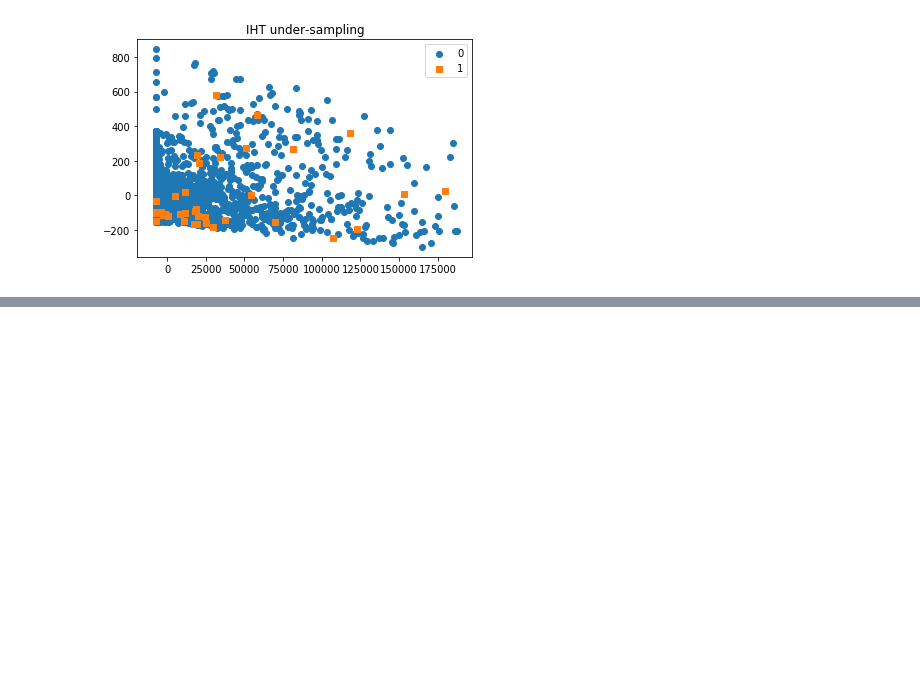
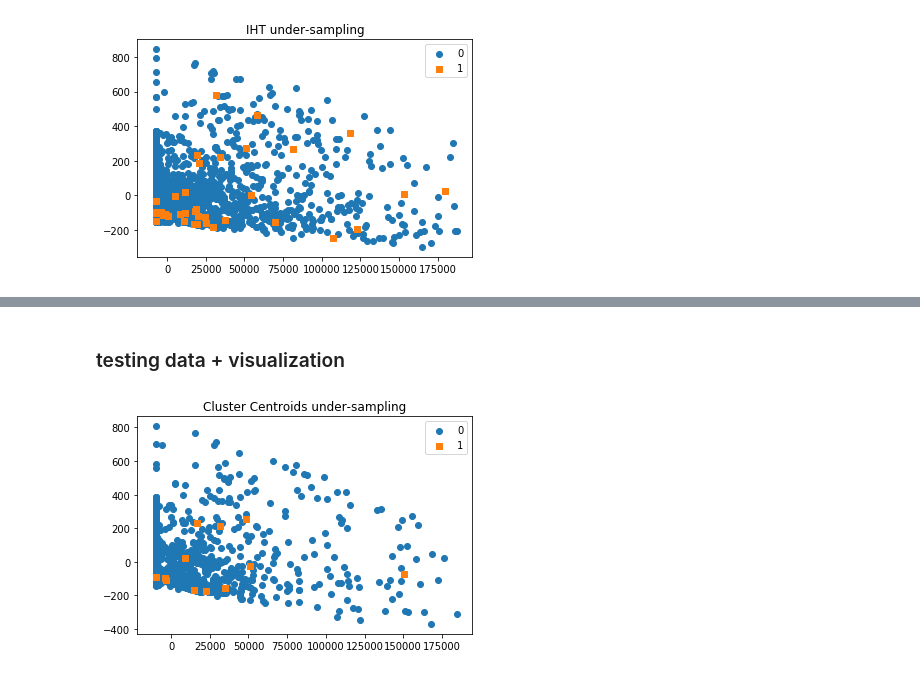
Before and after one commit to ChungHsuanKao/Seriousness_score_estimation, a Jupyter notebook: Unsupervised learning.ipynb, the cells around one changed output, grey strips where cells are left out. Drawn from its saved outputs; the diff is of its cells as text; code cells hidden in the pictures; blank space fills up the shorter version.

```diff
--- a/Unsupervised learning.ipynb
+++ b/Unsupervised learning.ipynb
@@ -217,0 +230,8 @@ plot_2d_space(X_pca, y_iht, 'IHT under-sampling')
+# %% [markdown]
+### testing data + visualization
+# %%
+pca = PCA(n_components=2)
+X_pca = pca.fit_transform(X_test)
+plot_2d_space(X_pca, y_test, 'Cluster Centroids under-sampling')
+# %% [output]
+[figure, added]
```
Also changed, not shown: parts of 62 cells of this notebook.
